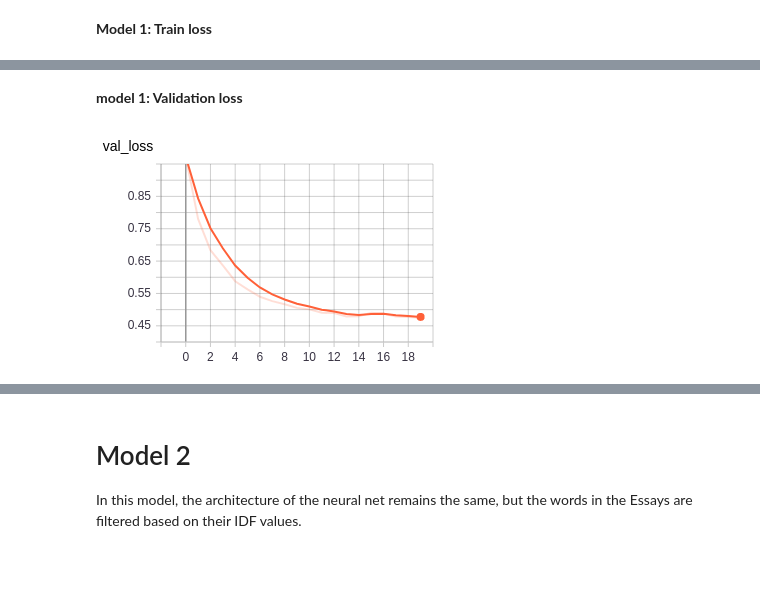
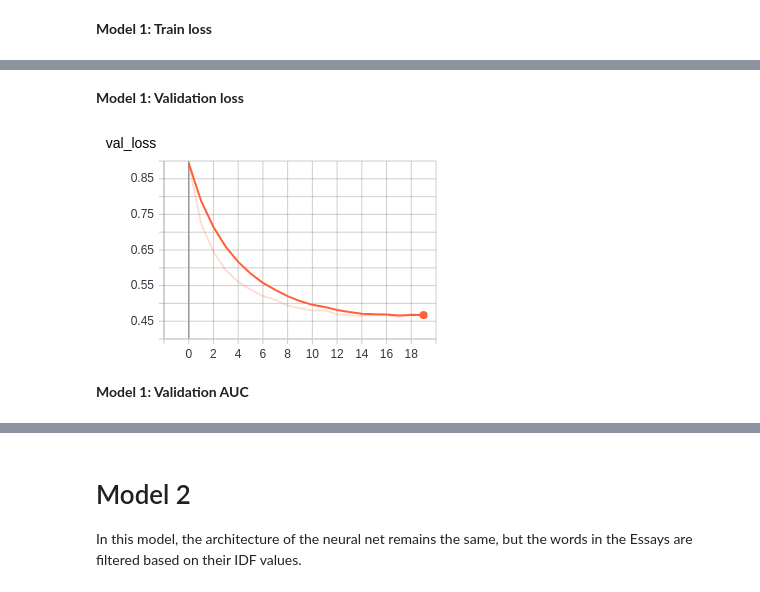
Before and after one commit to tanmay-kulkarni/my_projects, a Jupyter notebook: donors choose LSTM.ipynb, the cells around one changed output, grey strips where cells are left out. Cells and saved outputs as stored; diff of their text form; code cells hidden in the pictures; blank space fills up the shorter version.

```diff
--- a/donors choose LSTM.ipynb
+++ b/donors choose LSTM.ipynb
@@ -683,6 +696,8 @@ Image('model_1_training_loss.png')
 # %% [markdown]
-**model 1: Validation loss**
+**Model 1: Validation loss**
 # %%
-Image('model_1_validation_loss.png')
+Image('./tensorboard pics/model_1_val_loss.png')
 # %% [output]
-[figure, old version]
+[figure, new version]
+# %% [markdown]
+**Model 1: Validation AUC**
```
Also changed, not shown: parts of 83 cells of this notebook.
